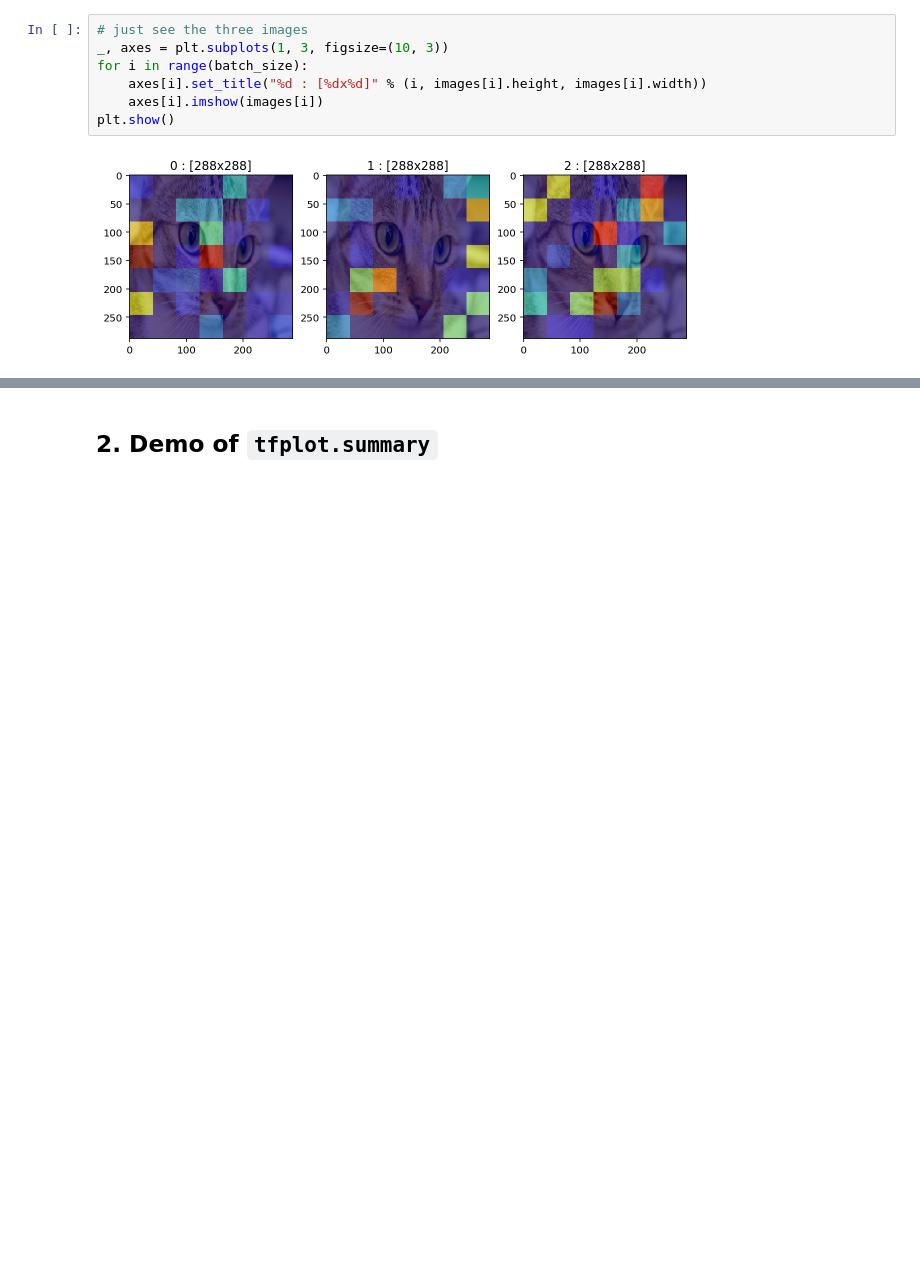
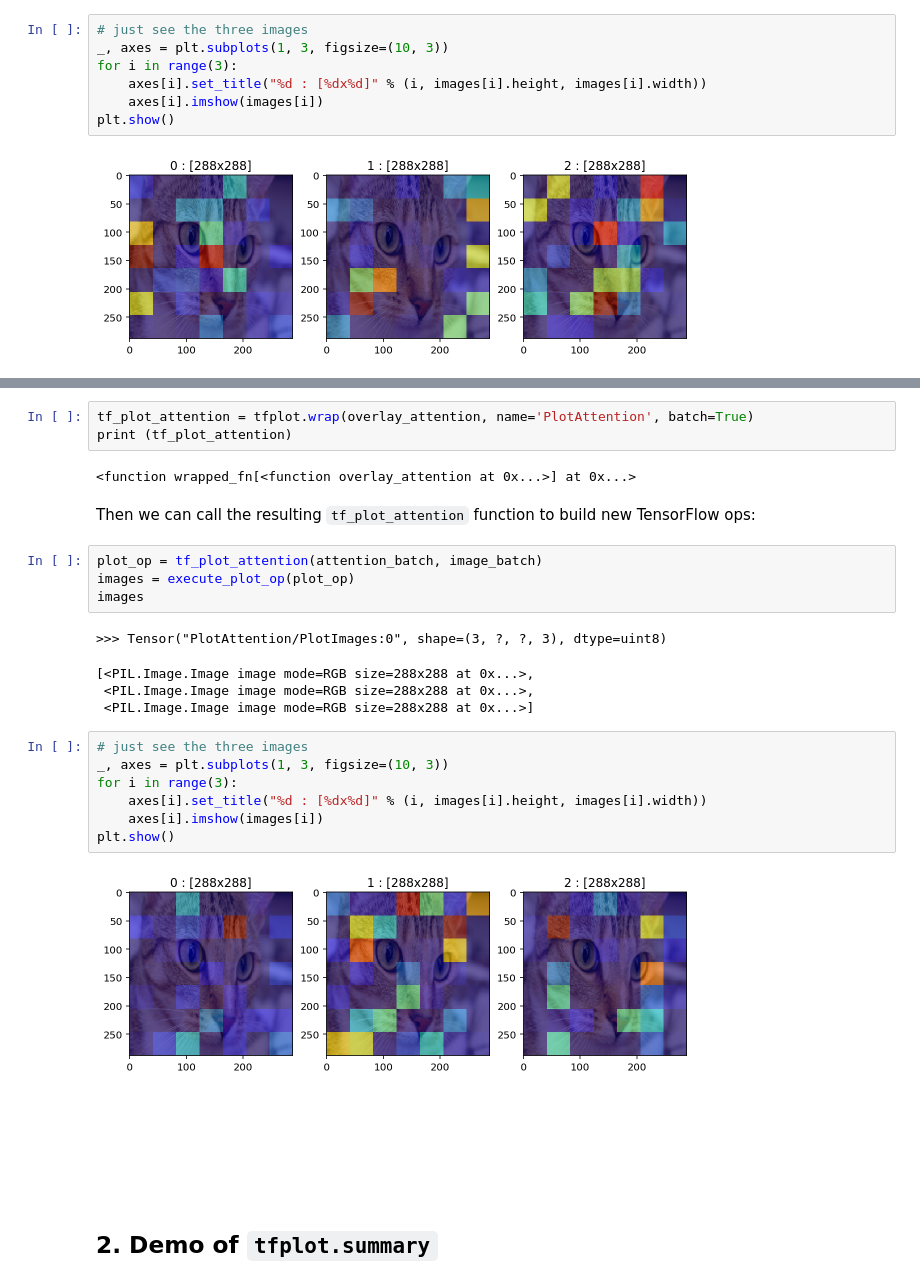
Before and after one commit to wookayin/tensorflow-plot, a Jupyter notebook: examples/showcases.ipynb, the cells around one changed output, grey strips where cells are left out. Cells and saved outputs as stored; diff of their text form; blank space fills up the shorter version.

Commit message:
Introduce new API tfplot.wrap()

```diff
--- a/examples/showcases.ipynb
+++ b/examples/showcases.ipynb
@@ -176,7 +176,7 @@ Tensor("image_batch:0", shape=(3, 300, 451, 3), dtype=uint8)
 # %%
 # just see the three images
 _, axes = plt.subplots(1, 3, figsize=(10, 3))
-for i in range(batch_size):
+for i in range(3):
     axes[i].set_title("%d : [%dx%d]" % (i, images[i].height, images[i].width))
     axes[i].imshow(images[i])
 plt.show()
@@ -185,3 +194,30 @@ plt.show()
+# %%
+tf_plot_attention = tfplot.wrap(overlay_attention, name='PlotAttention', batch=True)
+print (tf_plot_attention)
+# %% [output]
+<function wrapped_fn[<function overlay_attention at 0x...>] at 0x...>
+# %% [markdown]
+Then we can call the resulting `tf_plot_attention` function to build new TensorFlow ops:
+# %%
+plot_op = tf_plot_attention(attention_batch, image_batch)
+images = execute_plot_op(plot_op)
+images
+# %% [output]
+>>> Tensor("PlotAttention/PlotImages:0", shape=(3, ?, ?, 3), dtype=uint8)
+[<PIL.Image.Image image mode=RGB size=288x288 at 0x...>,
+ <PIL.Image.Image image mode=RGB size=288x288 at 0x...>,
+ <PIL.Image.Image image mode=RGB size=288x288 at 0x...>]
+# %%
+# just see the three images
+_, axes = plt.subplots(1, 3, figsize=(10, 3))
+for i in range(3):
+    axes[i].set_title("%d : [%dx%d]" % (i, images[i].height, images[i].width))
+    axes[i].imshow(images[i])
+plt.show()
+# %% [output]
+[figure, added]
+# %% [markdown]
+<br/><br/><br/><br/>
 # %% [markdown]
 ## 2. Demo of `tfplot.summary`
 # %%
```
Also changed, not shown: parts of 3 cells of this notebook, 2 other files.
